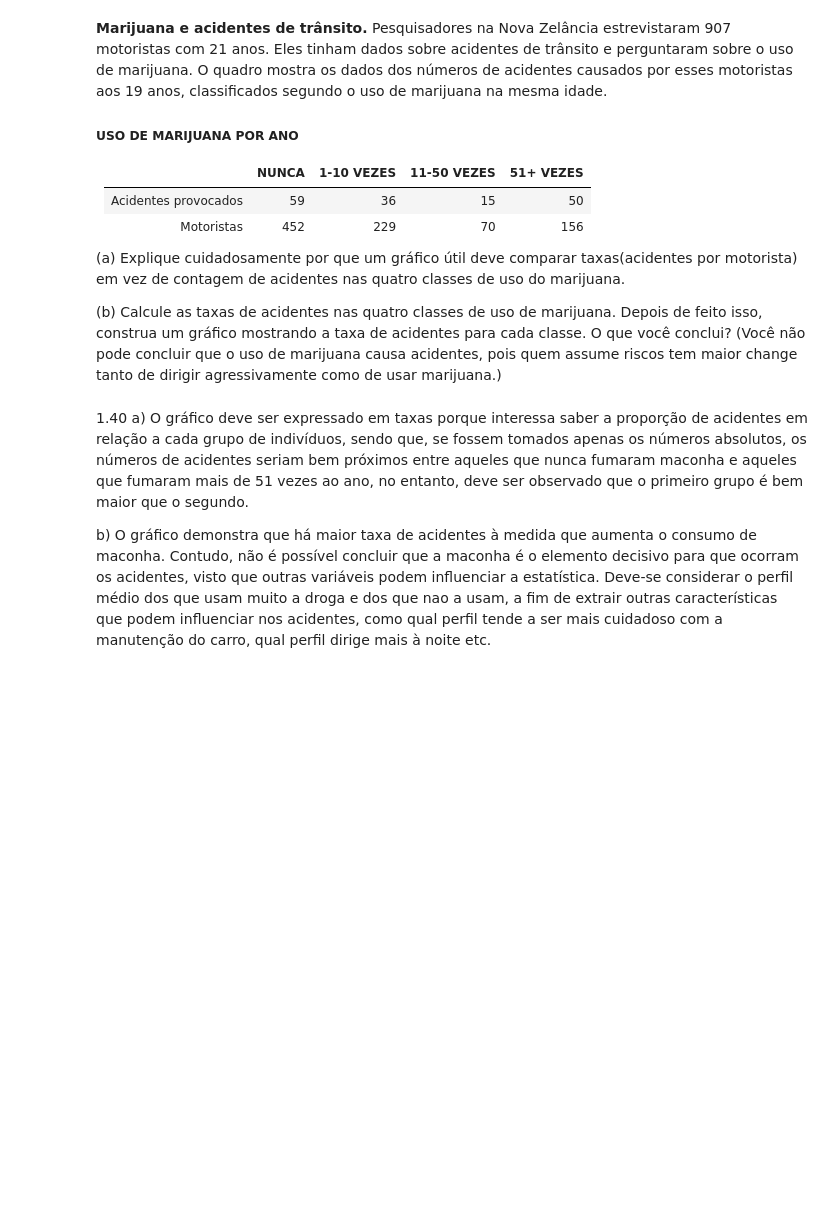
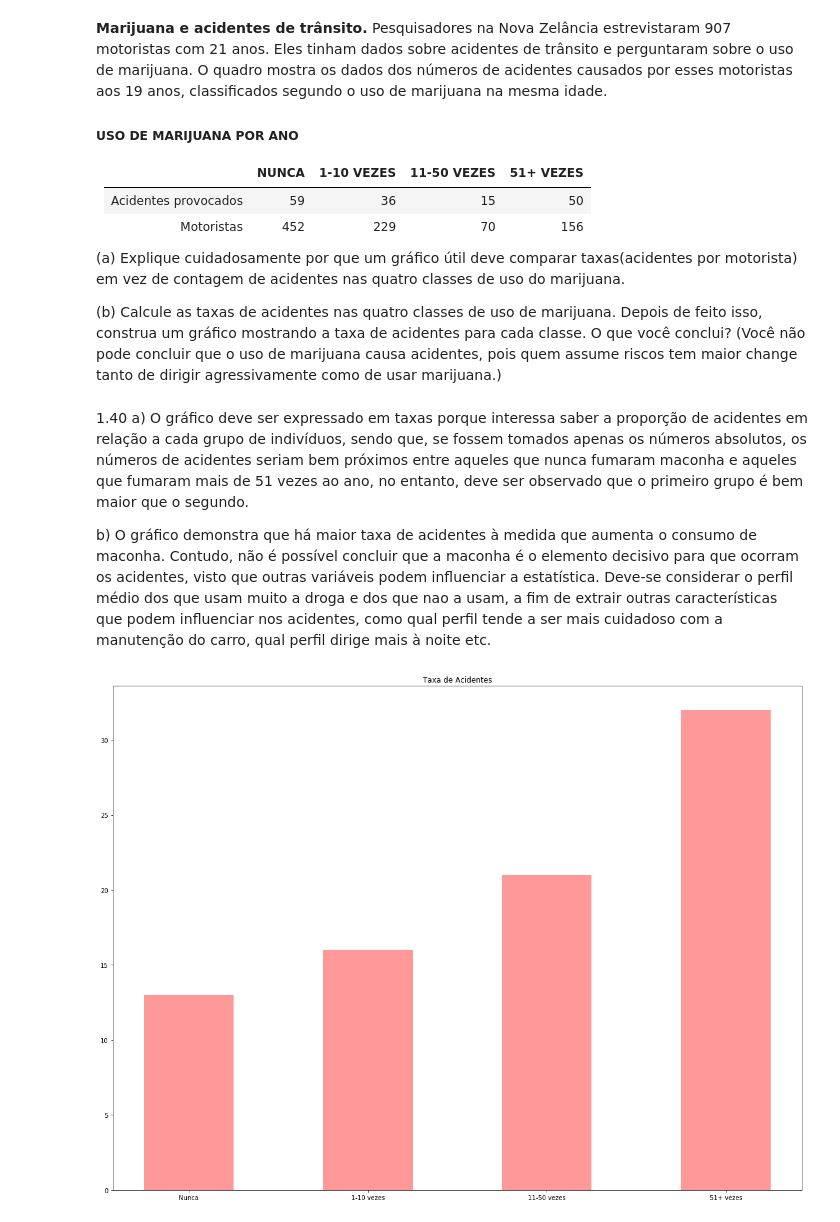
Before and after one commit to barbaramores/atividade-analise-de-dados, a Jupyter notebook: exercicio.ipynb, the cells around one changed output. Saved outputs shown, nothing was run; the diff lists cells and outputs as text; code cells hidden in the pictures; blank space fills up the shorter version.

```diff
--- a/exercicio.ipynb
+++ b/exercicio.ipynb
@@ -71,3 +81,38 @@ c) O gráfico de setores é melhor para representar a distribuição dos dados p
 
 
 b) O gráfico demonstra que há maior taxa de acidentes à medida que aumenta o consumo de maconha. Contudo, não é possível concluir que a maconha é o elemento decisivo para que ocorram os acidentes, visto que outras variáveis podem influenciar a estatística. Deve-se considerar o perfil médio dos que usam muito a droga e dos que nao a usam, a fim de extrair outras características que podem influenciar nos acidentes, como qual perfil tende a ser mais cuidadoso com a manutenção do carro, qual perfil dirige mais à noite etc.
+# %%
+# -*- coding: utf-8 -*-
+"""
+Created on Mon Aug 20 20:12:27 2018
+
+@author: Barbara Moraes
+"""
+
+import numpy as np
+import matplotlib.pyplot as plt
+
+n_groups = 4
+
+means_taxa= (13, 16, 21, 32)
+labels_taxa='13%, 16%, 21%, 32%'
+
+fig, ax = plt.subplots(figsize=(16, 12))
+
+index = np.arange(n_groups)
+bar_width = 0.5
+
+opacity = 0.4
+error_config = {'ecolor': '0.3'}
+
+rects1 = ax.bar(index, means_taxa, bar_width, alpha=opacity, color='r', error_kw=error_config, label='Taxa %')
+
+ax.set_title('Taxa de Acidentes')
+ax.set_xticks(index)
+ax.set_xticklabels(('Nunca', '1-10 vezes', '11-50 vezes', '51+ vezes'))
+
+
+fig.tight_layout()
+plt.show()
+# %% [output]
+[figure, added]
```
Also changed, not shown: parts of 2 cells of this notebook.
